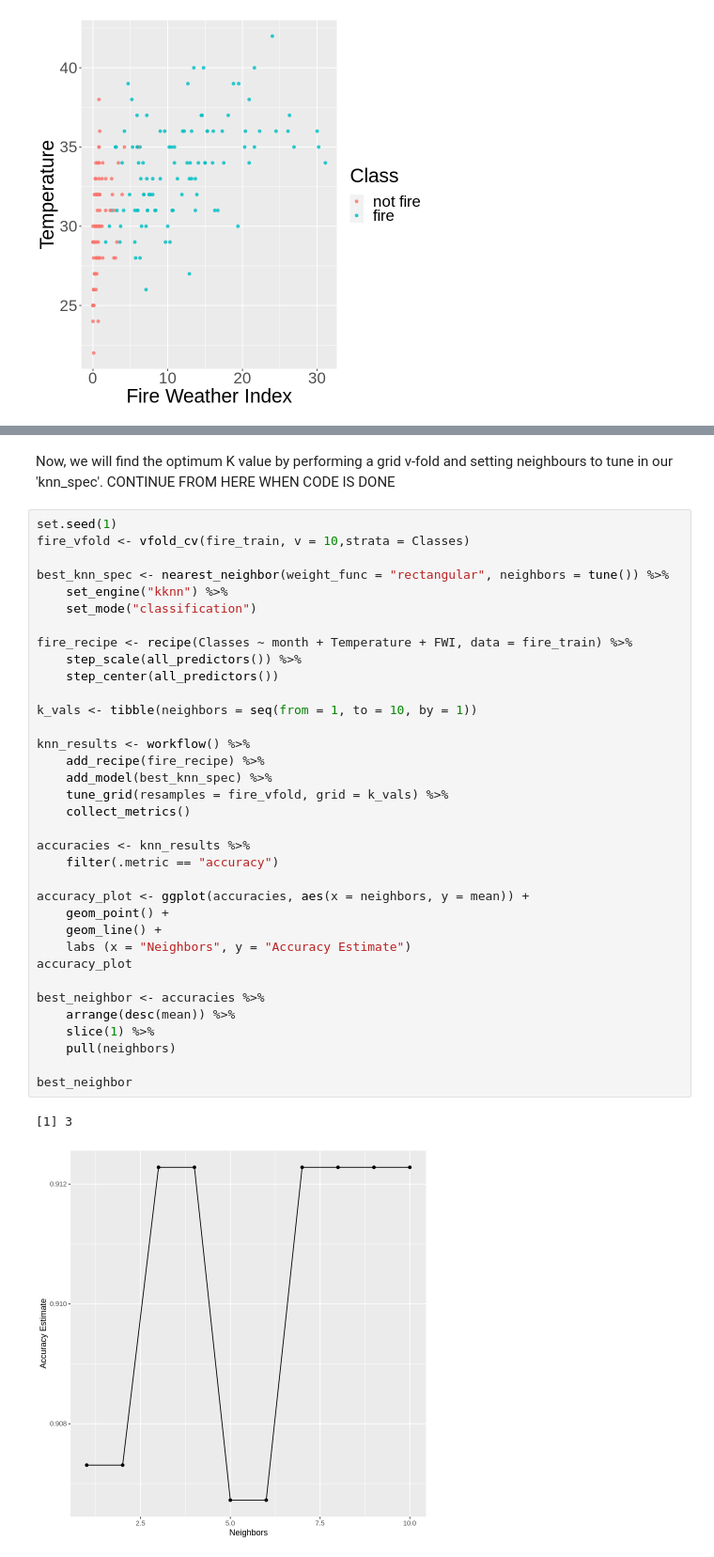
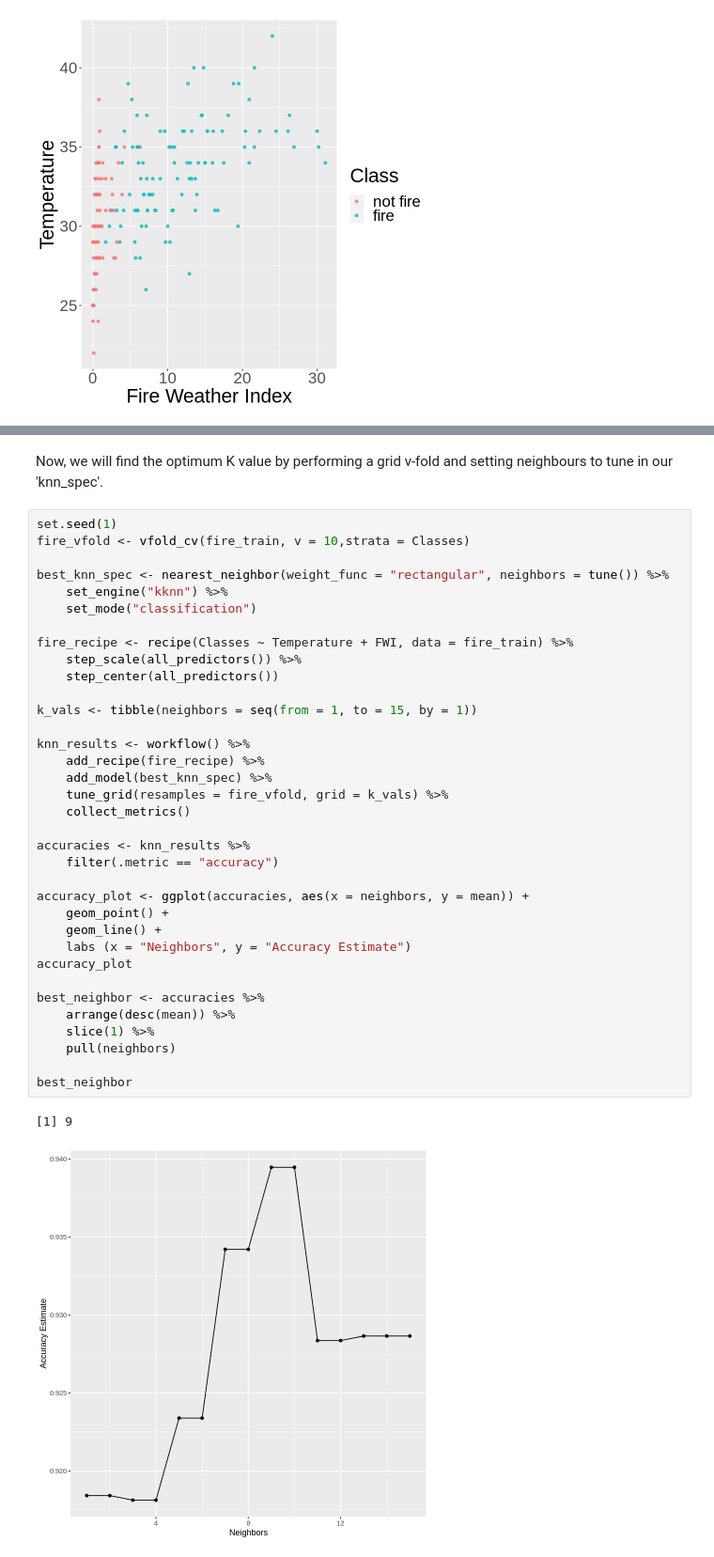
Before and after one commit to purnomoc/dsci100, a Jupyter notebook: forest_fires_report.ipynb, the cells around one changed output, grey strips where cells are left out. Shown at 94% size. Drawn from its saved outputs; the diff is of its cells as text.

Commit message:
remove month from the predictors in the fire_recipe

```diff
--- a/forest_fires_report.ipynb
+++ b/forest_fires_report.ipynb
@@ -127,7 +128,7 @@ A tibble: 2 × 4
 | not fire | 80 | 29.97500 | 0.92375 |
 | fire | 103 | 33.70874 | 11.84854 |
 # %% [markdown]
-Now, we will find the optimum K value by performing a grid v-fold and setting neighbours to tune in our 'knn_spec'. CONTINUE FROM HERE WHEN CODE IS DONE
+Now, we will find the optimum K value by performing a grid v-fold and setting neighbours to tune in our 'knn_spec'.
 # %%
 set.seed(1)
 fire_vfold <- vfold_cv(fire_train, v = 10,strata = Classes)
@@ -135,37 +136,37 @@ fire_vfold <- vfold_cv(fire_train, v = 10,strata = Classes)
 best_knn_spec <- nearest_neighbor(weight_func = "rectangular", neighbors = tune()) %>%
     set_engine("kknn") %>%
     set_mode("classification")
 
-fire_recipe <- recipe(Classes ~ month + Temperature + FWI, data = fire_train) %>%
+fire_recipe <- recipe(Classes ~ Temperature + FWI, data = fire_train) %>%
     step_scale(all_predictors()) %>%
     step_center(all_predictors())
 
-k_vals <- tibble(neighbors = seq(from = 1, to = 10, by = 1))
+k_vals <- tibble(neighbors = seq(from = 1, to = 15, by = 1))
 
 knn_results <- workflow() %>%
     add_recipe(fire_recipe) %>%
     add_model(best_knn_spec) %>%
     tune_grid(resamples = fire_vfold, grid = k_vals) %>%
     collect_metrics()
 
 accuracies <- knn_results %>%
     filter(.metric == "accuracy")
 
 accuracy_plot <- ggplot(accuracies, aes(x = neighbors, y = mean)) +
     geom_point() +
     geom_line() +
     labs (x = "Neighbors", y = "Accuracy Estimate")
 accuracy_plot
 
 best_neighbor <- accuracies %>%
     arrange(desc(mean)) %>%
     slice(1) %>%
     pull(neighbors)
 
 best_neighbor
 # %% [output]
-[1] 3
+[1] 9
-[figure, old version]
+[figure, new version]
 # %%
 set.seed(1)
 knn_best_spec <- nearest_neighbor(weight_func = "rectangular", neighbors = best_neighbor) %>%
```
Also changed, not shown: parts of 3 cells of this notebook.
